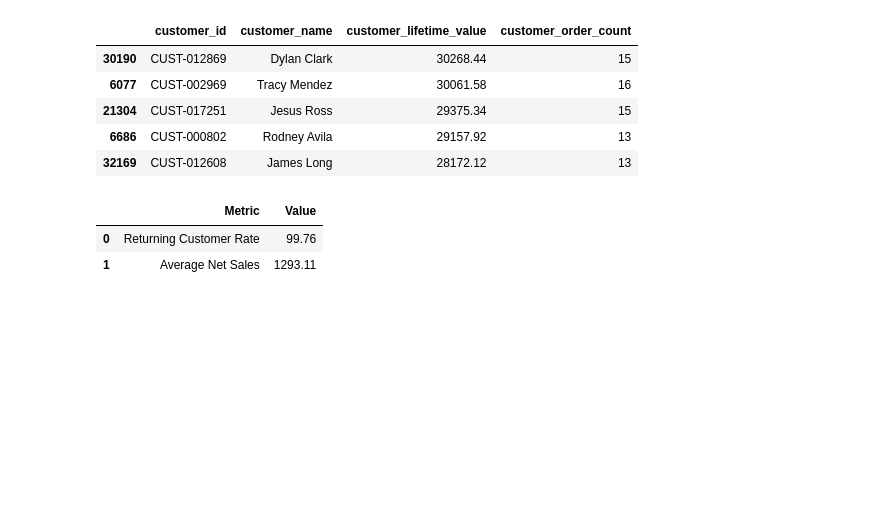
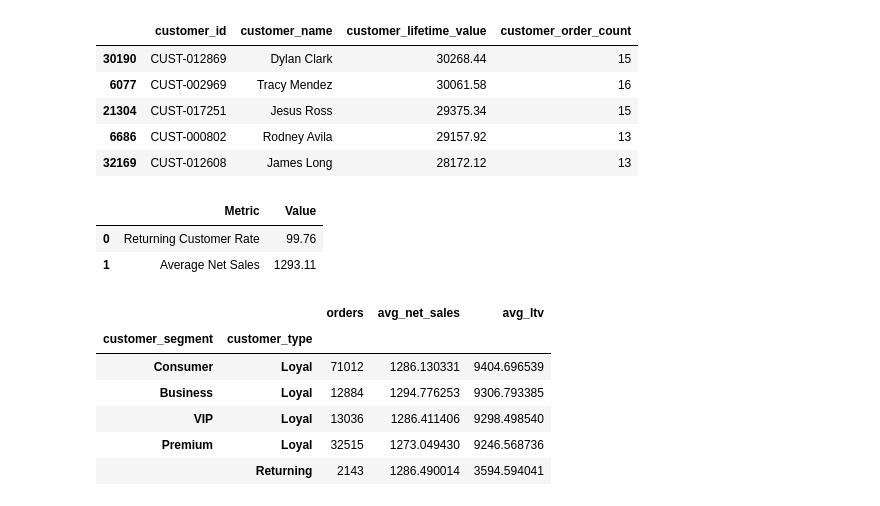
Before and after one commit to Badmosa/e-commerce-sales-and-customer-analysis, a Jupyter notebook: e-commerce-sales-and-customer-analytics.ipynb, the cells around one changed output. Drawn from its saved outputs; the diff is of its cells as text; code cells hidden in the pictures; blank space fills up the shorter version.

Commit message:
Analyze e-commerce sales data

```diff
--- a/e-commerce-sales-and-customer-analytics.ipynb
+++ b/e-commerce-sales-and-customer-analytics.ipynb
@@ -298,3 +298,18 @@ summary
 |  | Metric | Value |
 | 0 | Returning Customer Rate | 99.76 |
 | 1 | Average Net Sales | 1293.11 |
+# %%
+# Spending and order patterns by customer segment
+spend_by_segment = df.groupby(["customer_segment", "customer_type"]).agg(orders=("order_id", "count"),
+        avg_net_sales=("net_sales", "mean"),
+        avg_ltv=("customer_lifetime_value", "mean")).sort_values("avg_ltv", ascending=False)
+
+spend_by_segment.head()
+# %% [output]
+|  |  | orders | avg_net_sales | avg_ltv |
+| customer_segment | customer_type |  |  |  |
+| Consumer | Loyal | 71012 | 1286.130331 | 9404.696539 |
+| Business | Loyal | 12884 | 1294.776253 | 9306.793385 |
+| VIP | Loyal | 13036 | 1286.411406 | 9298.498540 |
+| Premium | Loyal | 32515 | 1273.049430 | 9246.568736 |
+|  | Returning | 2143 | 1286.490014 | 3594.594041 |
```
